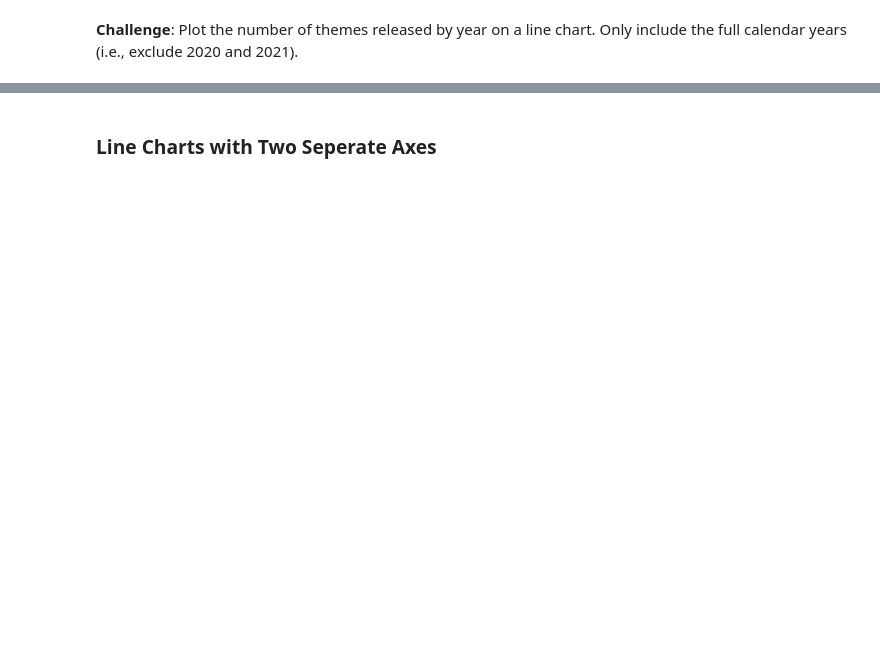
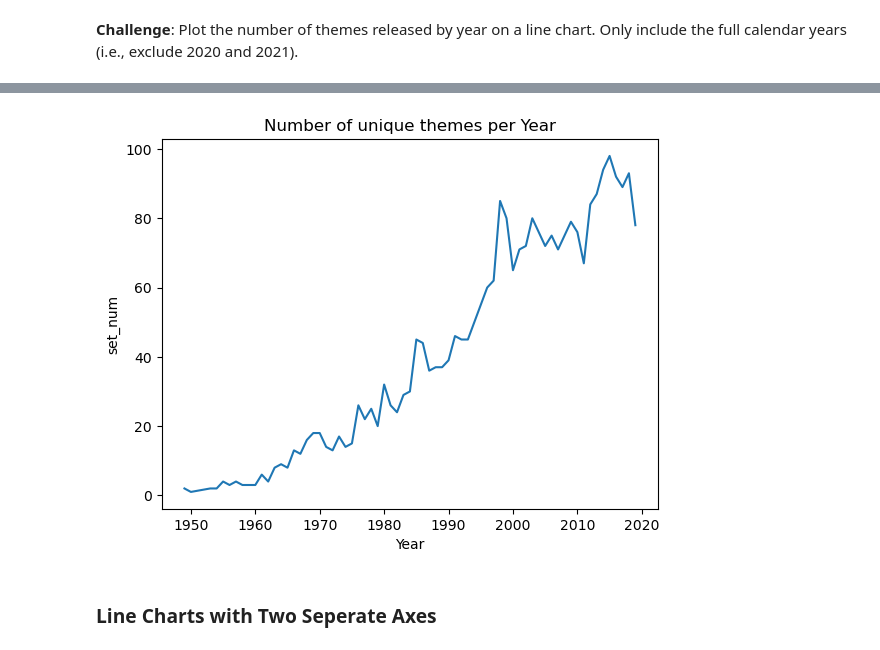
Before and after one commit to ImamSyabana/PythonDay16-100, a Jupyter notebook: Day 74/LEGO+Notebook+and+Data+(start)/Lego_Analysis_for_Course_(start).ipynb, the cells around one changed output, grey strips where cells are left out. Drawn from its saved outputs; the diff is of its cells as text; code cells hidden in the pictures; blank space fills up the shorter version.

```diff
--- a/Day 74/LEGO+Notebook+and+Data+(start)/Lego_Analysis_for_Course_(start).ipynb
+++ b/Day 74/LEGO+Notebook+and+Data+(start)/Lego_Analysis_for_Course_(start).ipynb
@@ -202,3 +259,8 @@ Note that the .csv file is from late 2020, so to plot the full calendar years, y
 ### Aggregate Data with the Python .agg() Function
 
 Let's work out the number of different themes shipped by year. This means we have to count the number of unique theme_ids per calendar year.
+# %%
+themes_by_year = sets_df.groupby('year').agg({'theme_id': pd.Series.nunique})
+# %%
+themes_by_year.rename(columns={"theme_id": "nr_themes"}, inplace = True)
+themes_by_year.head()
@@ -207,2 +297,15 @@ Let's work out the number of different themes shipped by year. This means we hav
+# %%
+# Create the plot
+plt.plot(themes_by_year[:-2].index, themes_by_year[:-2].values)
+
+# Add labels and title (optional)
+plt.xlabel("Year")
+plt.ylabel("set_num")
+plt.title("Number of unique themes per Year")
+
+# Display the plot
+plt.show()
+# %% [output]
+[figure, added]
 # %% [markdown]
 ### Line Charts with Two Seperate Axes
```
Also changed, not shown: parts of 19 cells of this notebook.
